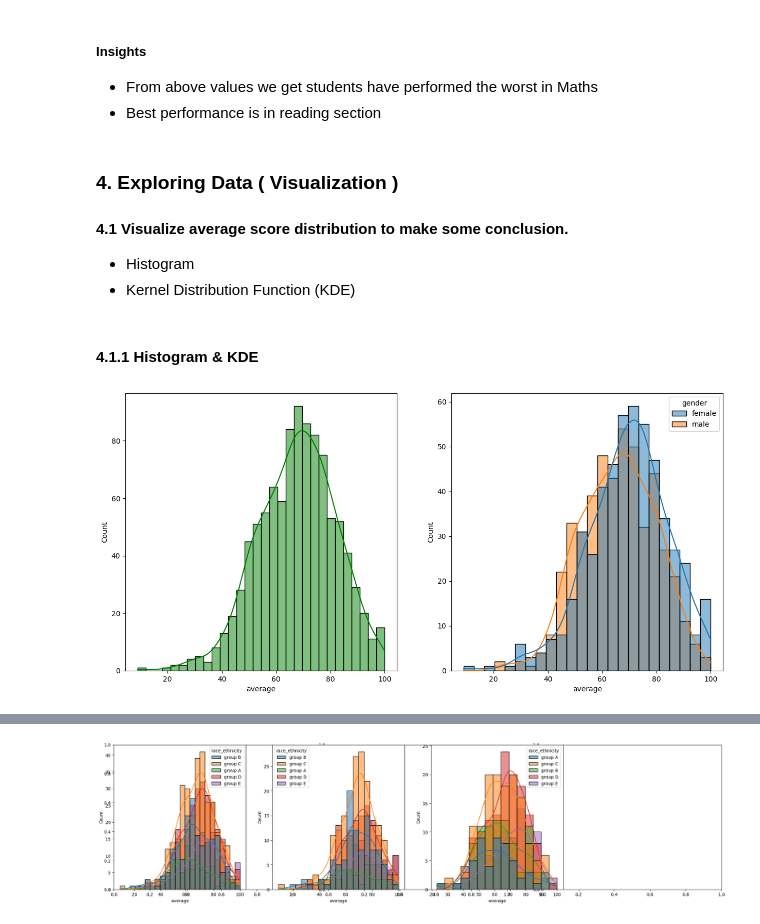
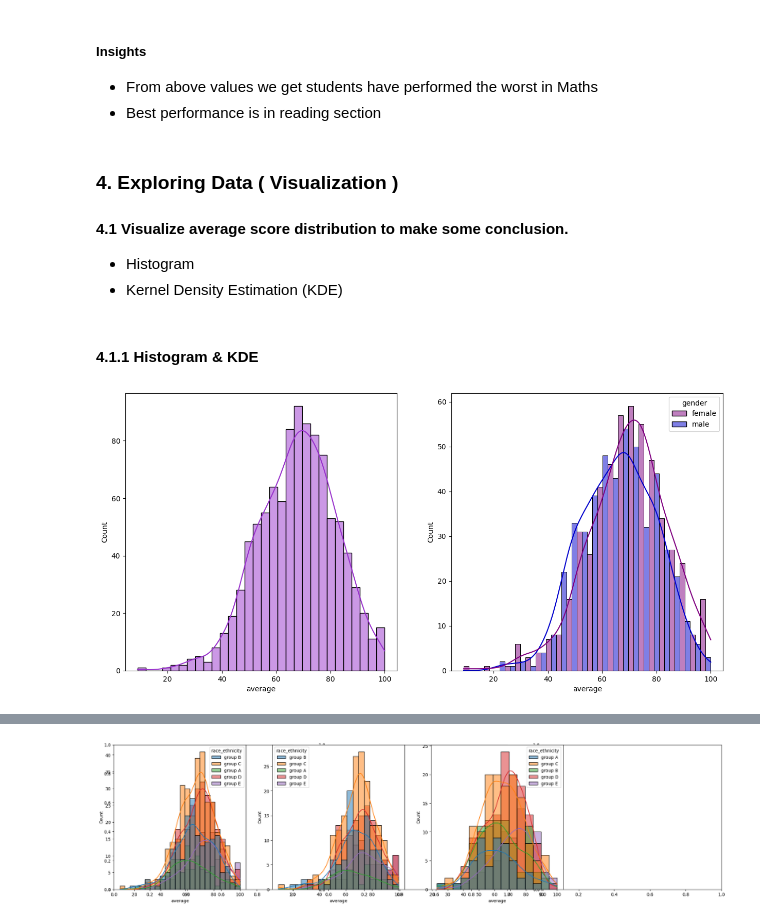
Before and after one commit to MohsinAli-10/ML-project-1-Student-Performance-Prediction, a Jupyter notebook: notebook/1 . EDA STUDENT PERFORMANCE .ipynb, the cells around one changed output, grey strips where cells are left out. Saved outputs shown, nothing was run; the diff lists cells and outputs as text; code cells hidden in the pictures.

```diff
--- a/notebook/1 . EDA STUDENT PERFORMANCE .ipynb
+++ b/notebook/1 . EDA STUDENT PERFORMANCE .ipynb
@@ -250,18 +250,18 @@ Number of students with less than 20 marks in Reading: 1
 ### 4. Exploring Data ( Visualization )
 #### 4.1 Visualize average score distribution to make some conclusion.
 - Histogram
-- Kernel Distribution Function (KDE)
+- Kernel Density Estimation (KDE)
 # %% [markdown]
 #### 4.1.1 Histogram & KDE
 # %%
 fig, axs = plt.subplots(1, 2, figsize=(15, 7))
 plt.subplot(121)
-sns.histplot(data=df,x='average',bins=30,kde=True,color='g')
+sns.histplot(data=df,x='average',bins=30,kde=True,color='darkorchid')
 plt.subplot(122)
-sns.histplot(data=df,x='average',kde=True,hue='gender')
+sns.histplot(data=df, x='average', kde=True, hue='gender', palette={'male': 'mediumblue', 'female': 'purple'}, multiple='dodge')
 plt.show()
 # %% [output]
-[figure, old version]
+[figure, new version]
 # %%
 fig, axs = plt.subplots(1, 2, figsize=(15, 7))
 plt.subplot(121)
```
Also changed, not shown: parts of 7 cells of this notebook.
